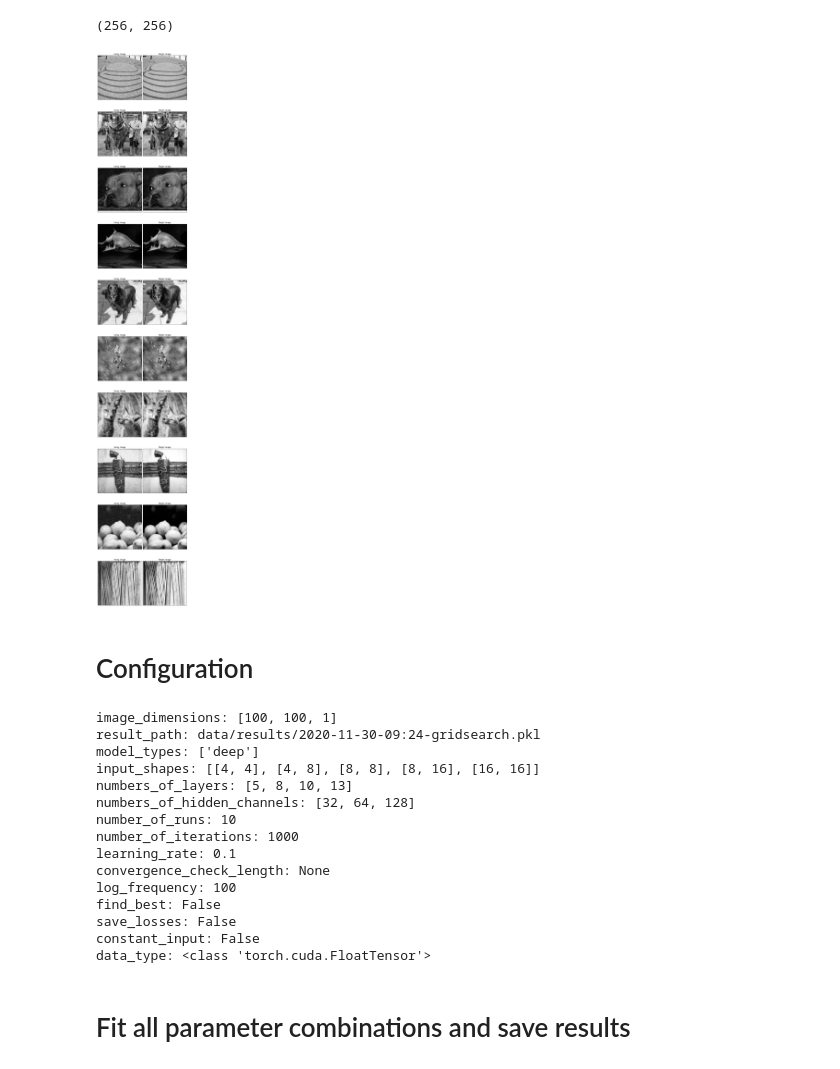
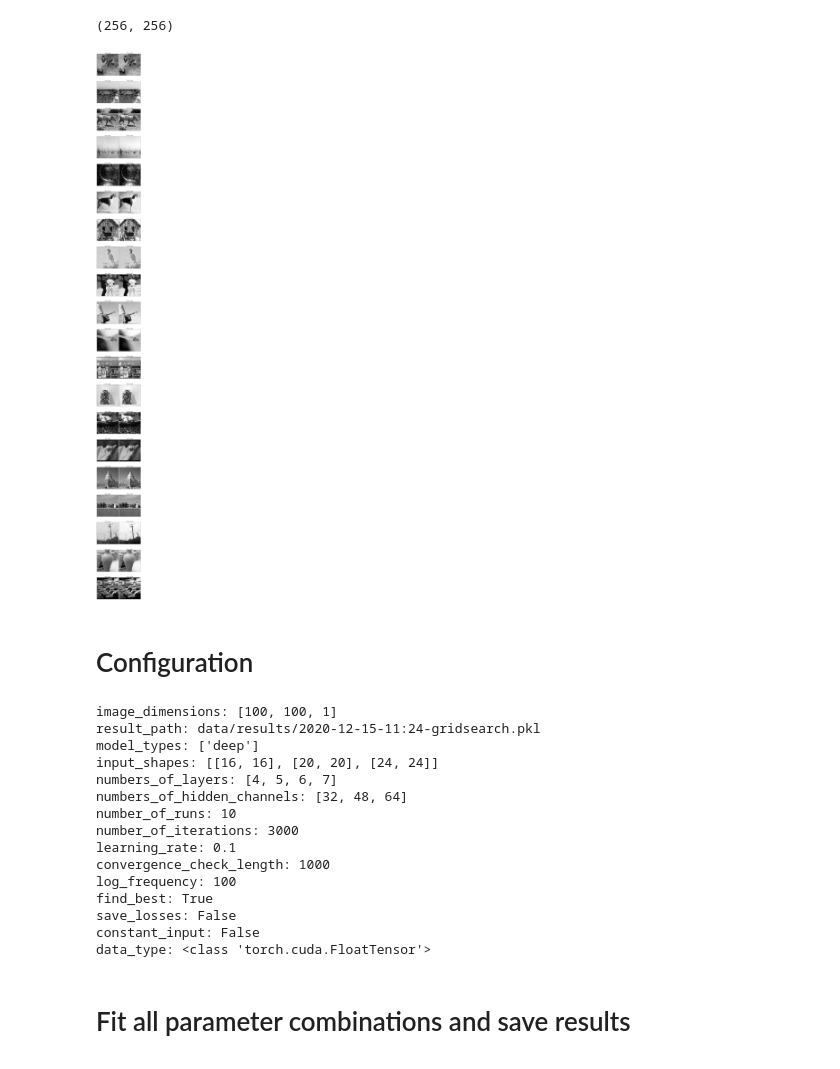
Before and after one commit to jkbg/DiffusionMRI, a Jupyter notebook: gridsearch.ipynb, the cells around one changed output. Cells and saved outputs as stored; diff of their text form; code cells hidden in the pictures.

```diff
--- a/gridsearch.ipynb
+++ b/gridsearch.ipynb
@@ -26,7 +26,7 @@ num GPUs 1
 # %% [markdown]
 # Load Image
 # %%
-number_of_images_used = 10
+number_of_images_used = 20
 # %%
 original_images = get_images('data/imagenet_v2_top_images', max_amount=number_of_images_used)
 plot = plot_image_grid(original_images, ncols = 5)
@@ -42,47 +42,47 @@ cropped_size = (100, 100)
 # %% [output]
 (256, 256)
 # %%
-simulation = Simulation(input_size=image_dimensions, cropped_size=cropped_size, snr_range=(4,4))
+simulation = Simulation(input_size=image_dimensions, cropped_size=cropped_size, pf_factor=8, snr_range=(4,4))
 noisy_images, target_images = simulation.simulate_list_of_images(original_images)
 
 all_images = [x for row in zip(noisy_images, target_images) for x in row]
 titles = ['Noisy Image', 'Target Image'] * len(noisy_images)
 plot_image_grid(all_images, titles, ncols=2)
 plt.show()
 # %% [output]
-[figure, old version]
+[figure, new version]
 # %% [markdown]
 # Configuration
 # %%
 gridsearch_configuration = get_gridsearch_configuration()
 
 gridsearch_configuration.model_types = ['deep']
-gridsearch_configuration.input_shapes = [[4,4], [4,8], [8,8], [8,16], [16,16]]
-gridsearch_configuration.numbers_of_hidden_channels = [32, 64, 128]
-gridsearch_configuration.numbers_of_layers = [5, 8, 10, 13]
+gridsearch_configuration.input_shapes = [[16,16], [20, 20], [24, 24]]
+gridsearch_configuration.numbers_of_hidden_channels = [32, 48, 64]
+gridsearch_configuration.numbers_of_layers = [4, 5, 6, 7]
 gridsearch_configuration.number_of_runs = 10
 gridsearch_configuration.image_dimensions = list(cropped_size) + [1]
 
-gridsearch_configuration.convergence_check_length = None
-gridsearch_configuration.number_of_iterations = 1000
+gridsearch_configuration.convergence_check_length = 1000
+gridsearch_configuration.number_of_iterations = 3000
 gridsearch_configuration.log_frequency = 100
 gridsearch_configuration.save_losses = False
-gridsearch_configuration.find_best = False
+gridsearch_configuration.find_best = True
 
 print(gridsearch_configuration)
 # %% [output]
 image_dimensions: [100, 100, 1]
-result_path: data/results/2020-11-30-09:24-gridsearch.pkl
+result_path: data/results/2020-12-15-11:24-gridsearch.pkl
 model_types: ['deep']
-input_shapes: [[4, 4], [4, 8], [8, 8], [8, 16], [16, 16]]
-numbers_of_layers: [5, 8, 10, 13]
-numbers_of_hidden_channels: [32, 64, 128]
+input_shapes: [[16, 16], [20, 20], [24, 24]]
+numbers_of_layers: [4, 5, 6, 7]
+numbers_of_hidden_channels: [32, 48, 64]
 number_of_runs: 10
-number_of_iterations: 1000
+number_of_iterations: 3000
 learning_rate: 0.1
-convergence_check_length: None
+convergence_check_length: 1000
 log_frequency: 100
-find_best: False
+find_best: True
 save_losses: False
 constant_input: False
 data_type: <class 'torch.cuda.FloatTensor'>
```
Also changed, not shown: parts of 2 cells of this notebook, 4 other files.
